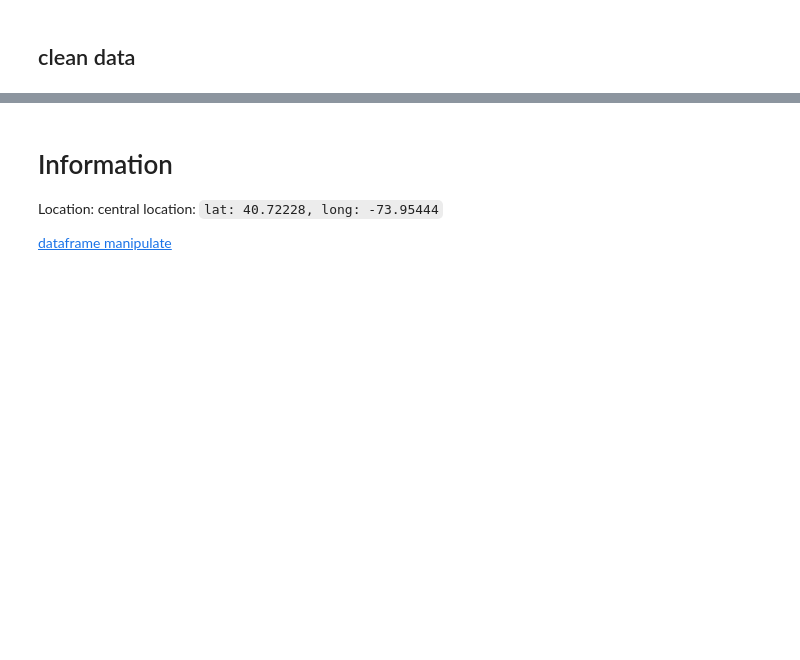
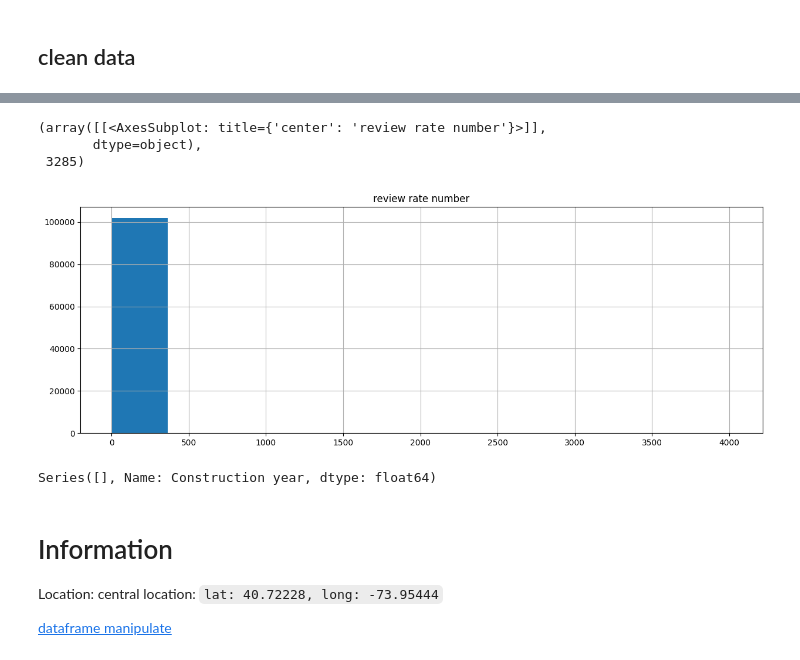
Before and after one commit to Jasonligy/visualization, a Jupyter notebook: Ex1.ipynb, the cells around one changed output, grey strips where cells are left out. Saved outputs shown, nothing was run; the diff lists cells and outputs as text; code cells hidden in the pictures; blank space fills up the shorter version.

```diff
--- a/Ex1.ipynb
+++ b/Ex1.ipynb
@@ -43,3 +87,19 @@ df = clean_na(df, 'neighbourhood group')
+# %%
+df.hist(['review rate number'], figsize=(15,5), bins=[0, 1*365, 2*365, 3*365, 4*365, 5*365, 6*365, 7*365, 8*365, 10*365, 11*365]), 9*365
+# %% [output]
+(array([[<AxesSubplot: title={'center': 'review rate number'}>]],
+       dtype=object),
+ 3285)
+[figure, added]
+# %%
+import plotly.express as px
+
+df_ = df[df['neighbourhood group']=='Brookly']
+
+fig = px.line(df_, x="Construction year", y="price")
+fig.show()
+# %% [output]
+Series([], Name: Construction year, dtype: float64)
 # %% [markdown]
 # Information
 
```
Also changed, not shown: parts of 4 cells of this notebook.
